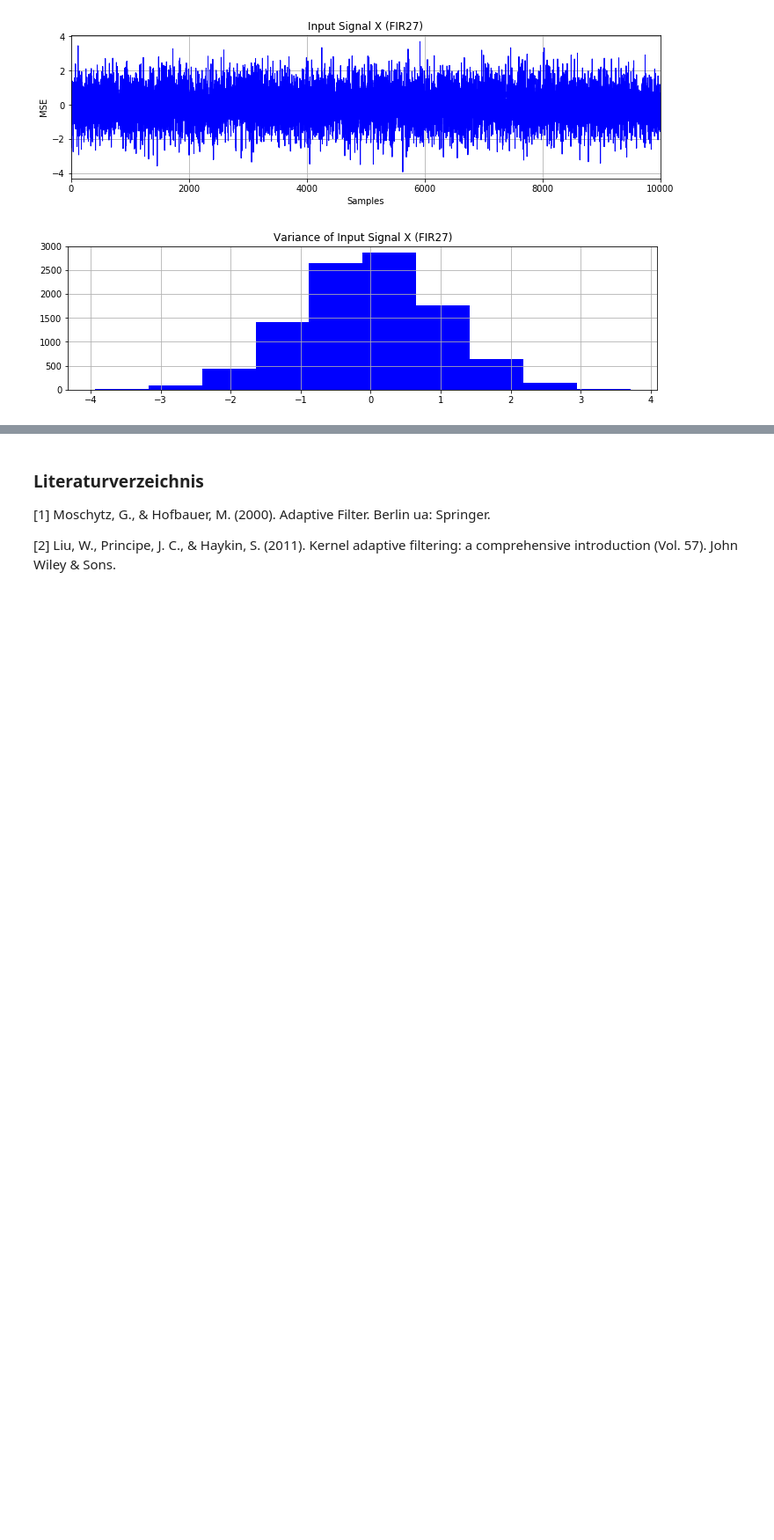
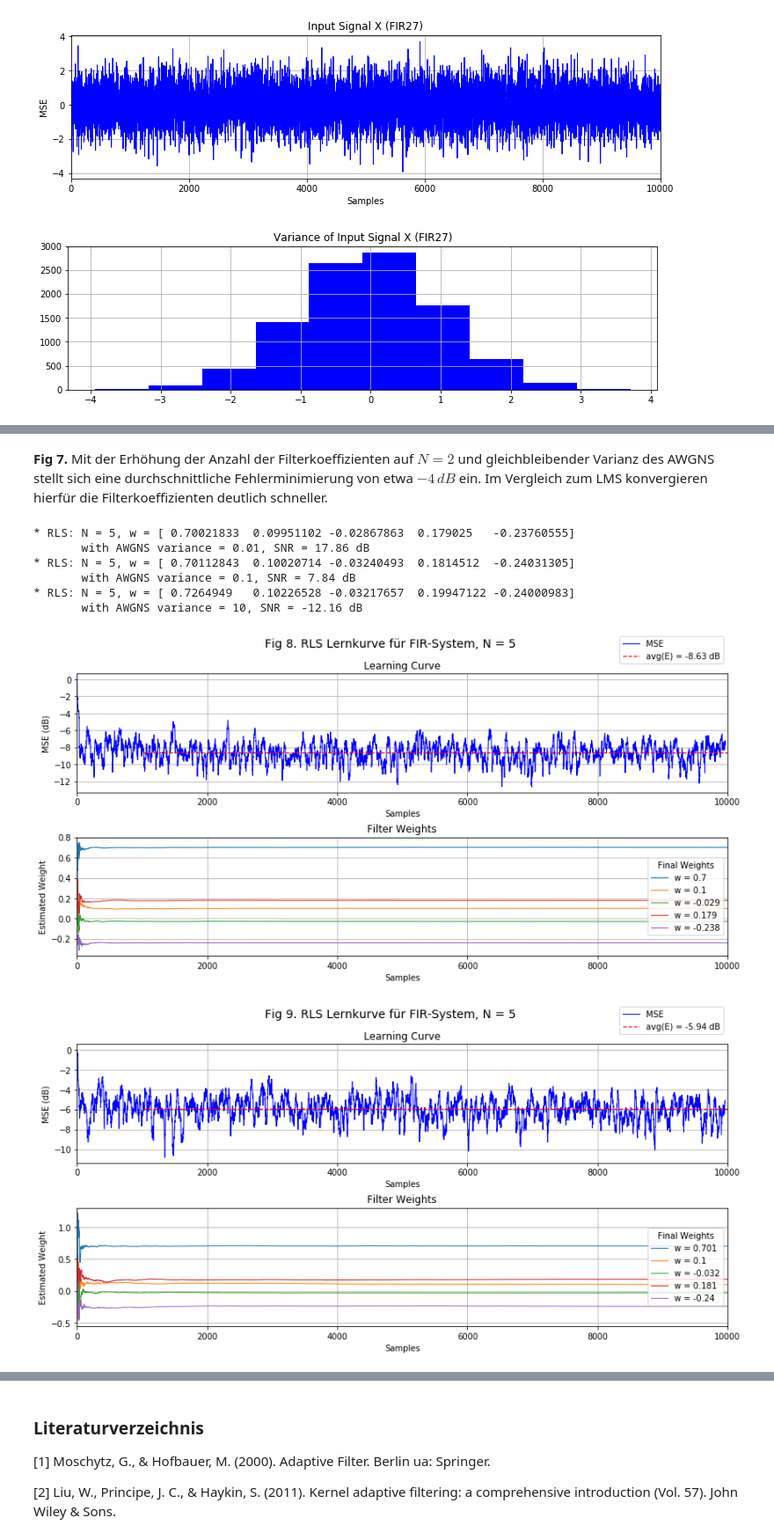
Before and after one commit to xhain/Systemidentifikation, a Jupyter notebook: python/Systemidentifikation.ipynb, the cells around one changed output, grey strips where cells are left out. Shown at 88% size. Cells and saved outputs as stored; diff of their text form; code cells hidden in the pictures; blank space fills up the shorter version.

```diff
--- a/python/Systemidentifikation.ipynb
+++ b/python/Systemidentifikation.ipynb
@@ -323,0 +185,33 @@ Es soll nun ein Kernel Least Mean Squares (KLMS) Filter entworfen werden, dass e
+# %% [markdown]
+**Fig 7.** Mit der Erhöhung der Anzahl der Filterkoeffizienten auf $N = 2$ und gleichbleibender Varianz des AWGNS stellt sich eine durchschnittliche Fehlerminimierung von etwa $-4\,dB$ ein. Im Vergleich zum LMS konvergieren hierfür die Filterkoeffizienten deutlich schneller.
+# %%
+# Style of displayed plot
+plotLen = 10000
+
+# N = 5
+N, var = 5, 0.01
+HfirDn, SNRdB = ts.addNoise(HfirD, var)
+E, W, w, Yd = algo.rlsAlg(N, HfirX, HfirDn, np.zeros(N))
+ts.errorPlot(E, W, plotLen, 'Fig 8. RLS Lernkurve für FIR-System, N = '+str(N), style='log',avgFrom=1000)
+print('       with AWGNS variance = '+str(var)+', SNR = '+str(SNRdB)+' dB')
+
+N, var = 5, 0.1
+HfirDn, SNRdB = ts.addNoise(HfirD, var)
+E, W, w, Yd = algo.rlsAlg(N, HfirX, HfirDn, np.zeros(N))
+ts.errorPlot(E, W, plotLen, 'Fig 9. RLS Lernkurve für FIR-System, N = '+str(N), style='log',avgFrom=1000)
+print('       with AWGNS variance = '+str(var)+', SNR = '+str(SNRdB)+' dB')
+
+N, var = 5, 10
+HfirDn, SNRdB = ts.addNoise(HfirD, var)
+E, W, w, Yd = algo.rlsAlg(N, HfirX, HfirDn, np.zeros(N))
+ts.errorPlot(E, W, plotLen, 'Fig 10. RLS Lernkurve für FIR-System, N = '+str(N), style='log',avgFrom=1000)
+print('       with AWGNS variance = '+str(var)+', SNR = '+str(SNRdB)+' dB')
+# %% [output]
+* RLS: N = 5, w = [ 0.70021833  0.09951102 -0.02867863  0.179025   -0.23760555]
+       with AWGNS variance = 0.01, SNR = 17.86 dB
+* RLS: N = 5, w = [ 0.70112843  0.10020714 -0.03240493  0.1814512  -0.24031305]
+       with AWGNS variance = 0.1, SNR = 7.84 dB
+* RLS: N = 5, w = [ 0.7264949   0.10226528 -0.03217657  0.19947122 -0.24000983]
+       with AWGNS variance = 10, SNR = -12.16 dB
+[figure, added]
+[figure, added]
```
Also changed, not shown: parts of 61 cells of this notebook, 3 other files.
